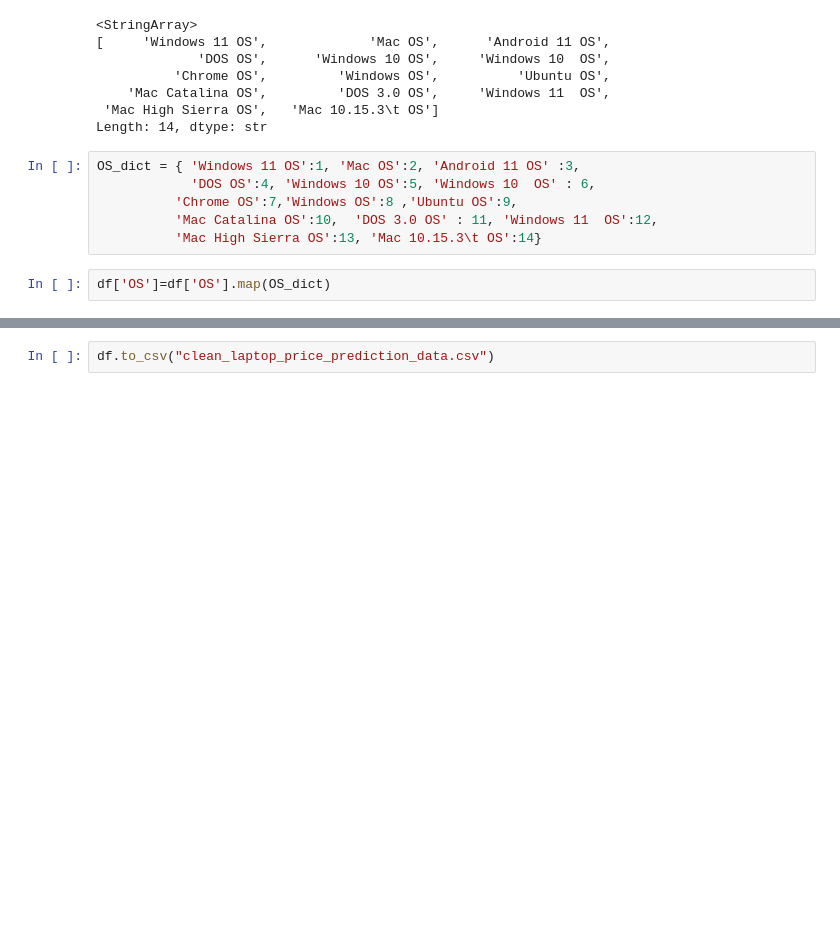
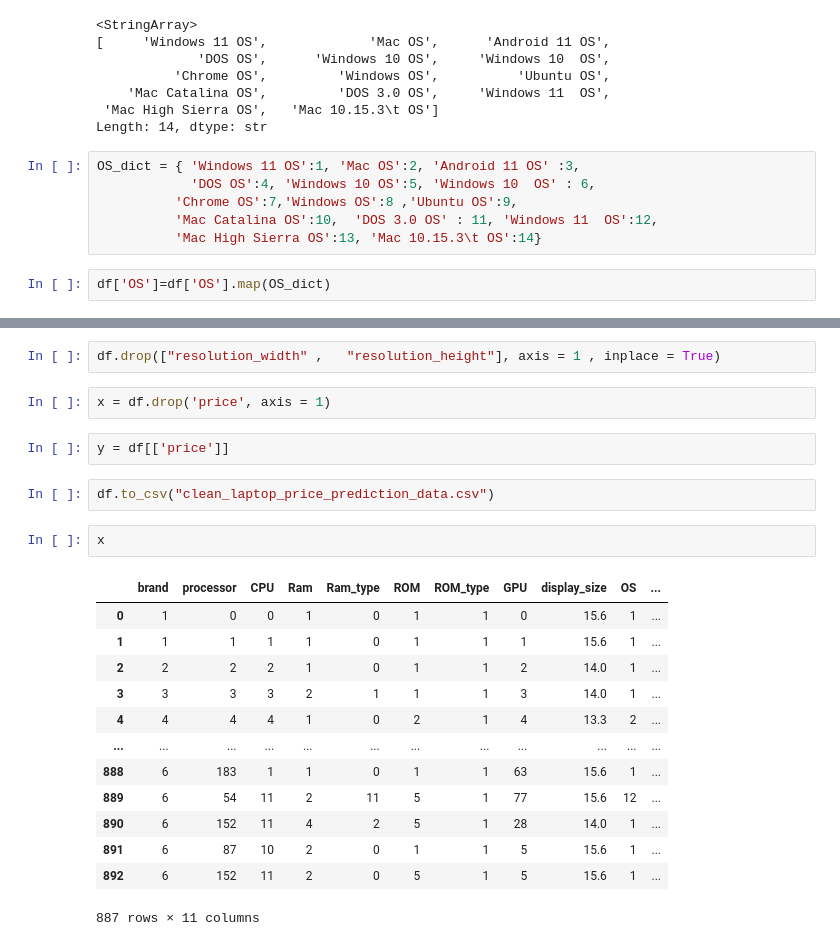
Before and after one commit to Ritika-Gauttam/Laptop_Price_Prediction, a Jupyter notebook: laptop_price_prediction.ipynb, the cells around one changed output, grey strips where cells are left out. Saved outputs shown, nothing was run; the diff lists cells and outputs as text; blank space fills up the shorter version.

```diff
--- a/laptop_price_prediction.ipynb
+++ b/laptop_price_prediction.ipynb
@@ -435,2 +439,24 @@ df
+# %%
+df.drop(["resolution_width" ,	"resolution_height"], axis = 1 , inplace = True)
+# %%
+x = df.drop('price', axis = 1)
+# %%
+y = df[['price']]
 # %%
 df.to_csv("clean_laptop_price_prediction_data.csv")
+# %%
+x
+# %% [output]
+|  | brand | processor | CPU | Ram | Ram_type | ROM | ROM_type | GPU | display_size | OS | ... |
+| 0 | 1 | 0 | 0 | 1 | 0 | 1 | 1 | 0 | 15.6 | 1 | ... |
+| 1 | 1 | 1 | 1 | 1 | 0 | 1 | 1 | 1 | 15.6 | 1 | ... |
+| 2 | 2 | 2 | 2 | 1 | 0 | 1 | 1 | 2 | 14.0 | 1 | ... |
+| 3 | 3 | 3 | 3 | 2 | 1 | 1 | 1 | 3 | 14.0 | 1 | ... |
+| 4 | 4 | 4 | 4 | 1 | 0 | 2 | 1 | 4 | 13.3 | 2 | ... |
+| ... | ... | ... | ... | ... | ... | ... | ... | ... | ... | ... | ... |
+| 888 | 6 | 183 | 1 | 1 | 0 | 1 | 1 | 63 | 15.6 | 1 | ... |
+| 889 | 6 | 54 | 11 | 2 | 11 | 5 | 1 | 77 | 15.6 | 12 | ... |
+| 890 | 6 | 152 | 11 | 4 | 2 | 5 | 1 | 28 | 14.0 | 1 | ... |
+| 891 | 6 | 87 | 10 | 2 | 0 | 1 | 1 | 5 | 15.6 | 1 | ... |
+| 892 | 6 | 152 | 11 | 2 | 0 | 5 | 1 | 5 | 15.6 | 1 | ... |
+887 rows × 11 columns
```
Also changed, not shown: parts of 27 cells of this notebook, 2 other files.
